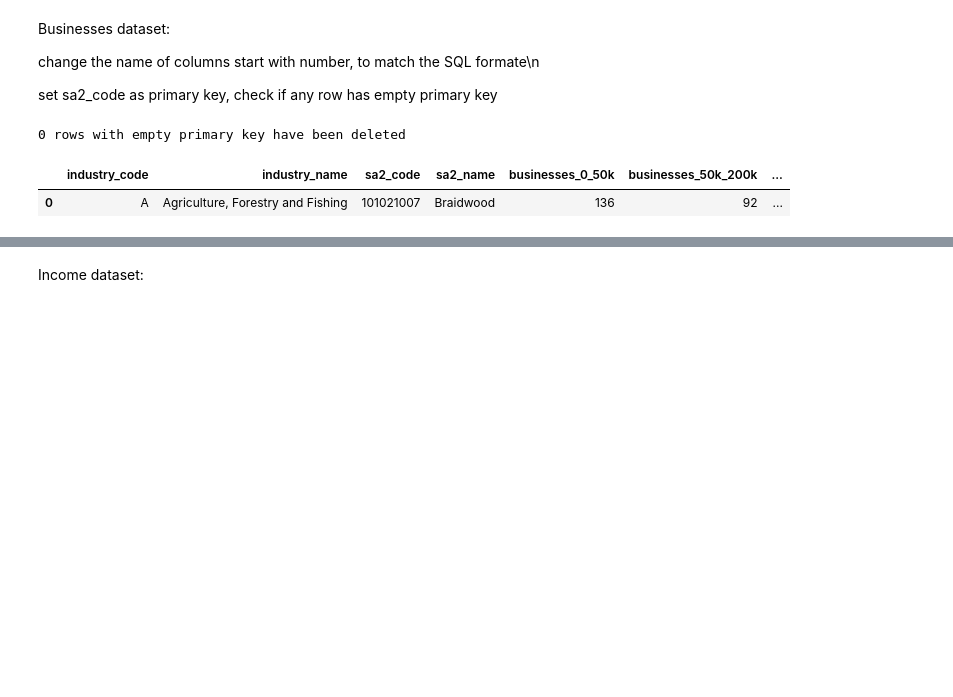
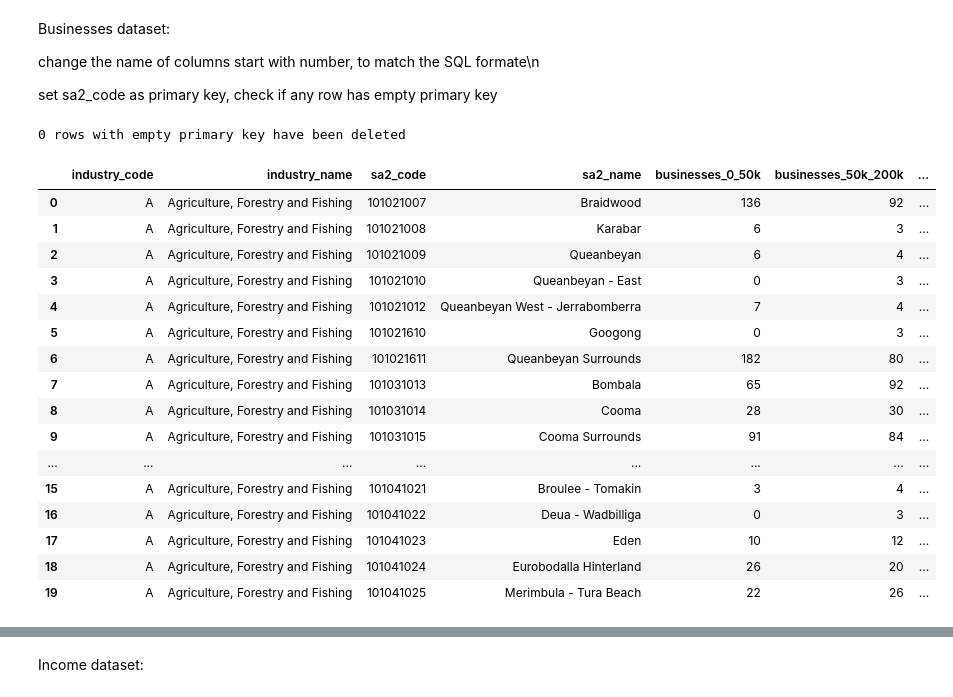
Before and after one commit to YuruYuriFans/DATA2001, a Jupyter notebook: Assignment.ipynb, the cells around one changed output, grey strips where cells are left out. Drawn from its saved outputs; the diff is of its cells as text; code cells hidden in the pictures; blank space fills up the shorter version.

```diff
--- a/Assignment.ipynb
+++ b/Assignment.ipynb
@@ -86,28 +108,43 @@ set sa2_code as primary key, check if any row has empty primary key
 # %%
 businesses = pd.read_csv('Businesses.csv')
 
 column_mapping = {
     '0_to_50k_businesses': 'businesses_0_50k',
     '50k_to_200k_businesses': 'businesses_50k_200k',
     '200k_to_2m_businesses': 'businesses_200k_2m',
     '2m_to_5m_businesses': 'businesses_2m_5m',
     '5m_to_10m_businesses': 'businesses_5m_10m',
     '10m_or_more_businesses': 'businesses_10m_or_more',
     'total_businesses': 'total_businesses'
 }
 businesses.rename(columns=column_mapping, inplace=True)
 
 # Check for missing values in the 'sa2_code' column, as this is the primary key
 missing_sa2_code = businesses['sa2_code'].isnull()
 print (f"{businesses['sa2_code'].isnull().sum()} rows with empty primary key have been deleted")
 businesses = businesses[~missing_sa2_code]
 businesses.columns = map(str.lower, businesses.columns)
 
-businesses.head(1)
+businesses.head(20)
 # %% [output]
 0 rows with empty primary key have been deleted
 |  | industry_code | industry_name | sa2_code | sa2_name | businesses_0_50k | businesses_50k_200k | ... |
 | 0 | A | Agriculture, Forestry and Fishing | 101021007 | Braidwood | 136 | 92 | ... |
+| 1 | A | Agriculture, Forestry and Fishing | 101021008 | Karabar | 6 | 3 | ... |
+| 2 | A | Agriculture, Forestry and Fishing | 101021009 | Queanbeyan | 6 | 4 | ... |
+| 3 | A | Agriculture, Forestry and Fishing | 101021010 | Queanbeyan - East | 0 | 3 | ... |
+| 4 | A | Agriculture, Forestry and Fishing | 101021012 | Queanbeyan West - Jerrabomberra | 7 | 4 | ... |
+| 5 | A | Agriculture, Forestry and Fishing | 101021610 | Googong | 0 | 3 | ... |
+| 6 | A | Agriculture, Forestry and Fishing | 101021611 | Queanbeyan Surrounds | 182 | 80 | ... |
+| 7 | A | Agriculture, Forestry and Fishing | 101031013 | Bombala | 65 | 92 | ... |
+| 8 | A | Agriculture, Forestry and Fishing | 101031014 | Cooma | 28 | 30 | ... |
+| 9 | A | Agriculture, Forestry and Fishing | 101031015 | Cooma Surrounds | 91 | 84 | ... |
+| ... | ... | ... | ... | ... | ... | ... | ... |
+| 15 | A | Agriculture, Forestry and Fishing | 101041021 | Broulee - Tomakin | 3 | 4 | ... |
+| 16 | A | Agriculture, Forestry and Fishing | 101041022 | Deua - Wadbilliga | 0 | 3 | ... |
+| 17 | A | Agriculture, Forestry and Fishing | 101041023 | Eden | 10 | 12 | ... |
+| 18 | A | Agriculture, Forestry and Fishing | 101041024 | Eurobodalla Hinterland | 26 | 20 | ... |
+| 19 | A | Agriculture, Forestry and Fishing | 101041025 | Merimbula - Tura Beach | 22 | 26 | ... |
 # %%
 businesses.dtypes
 # %% [output]
```
Also changed, not shown: parts of 39 cells of this notebook.
